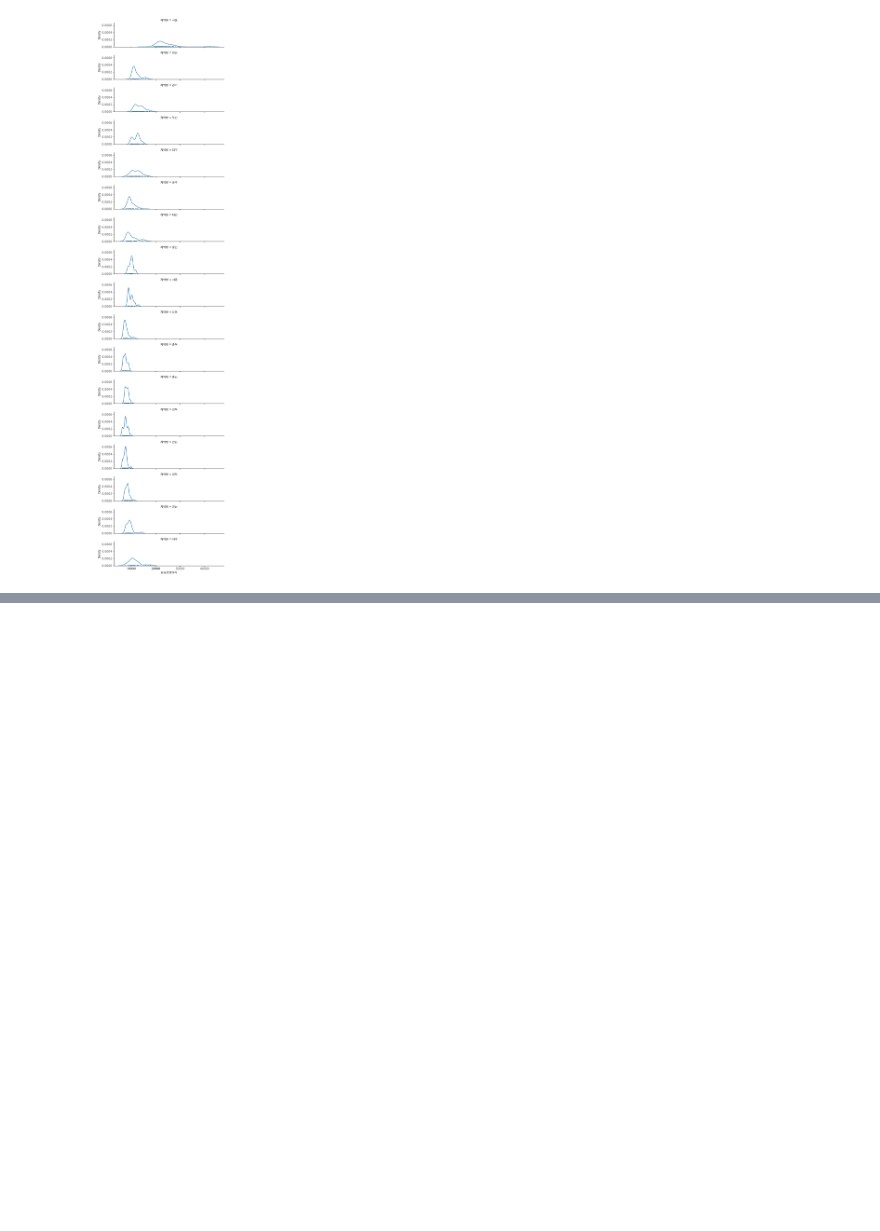
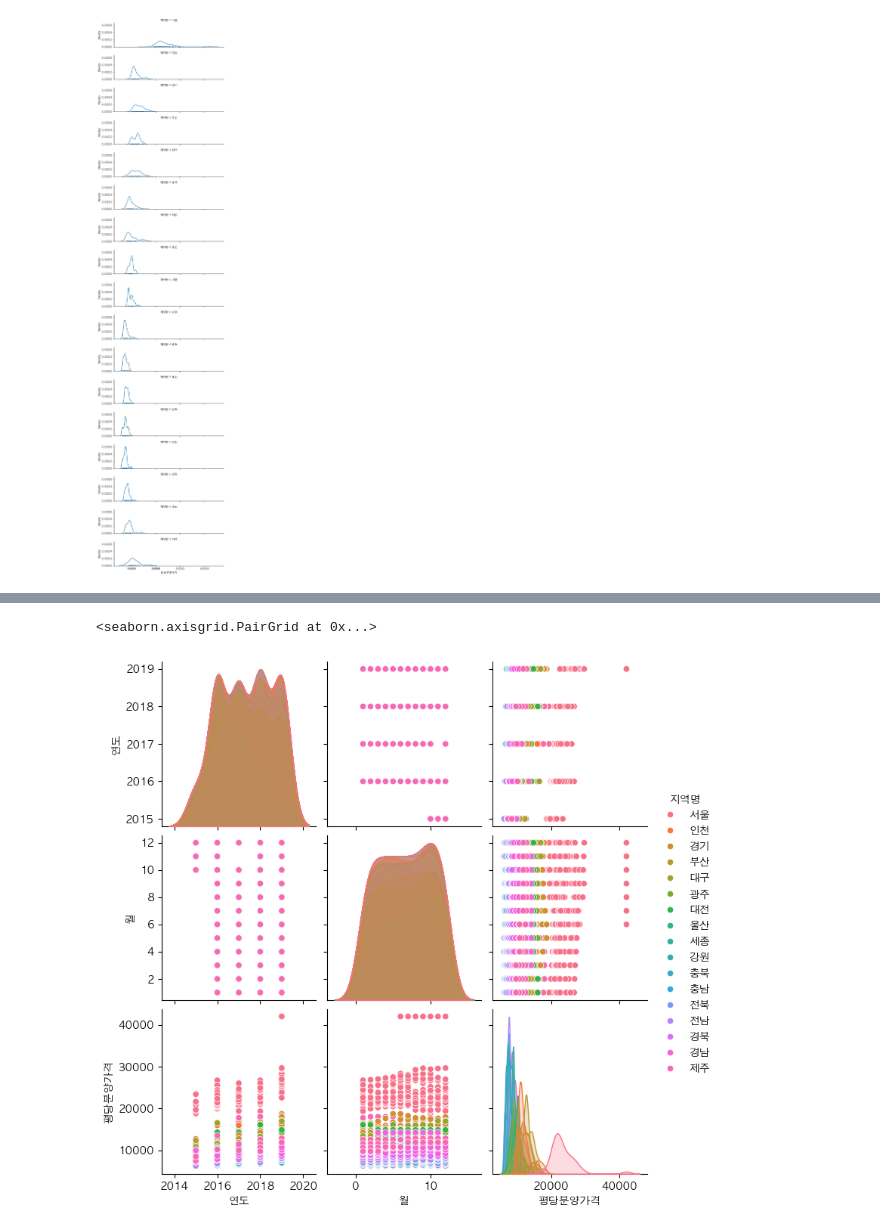
Before and after one commit to SongBeom00/data-analysis, a Jupyter notebook: 00-apt-price.ipynb, the cells around one changed output, grey strips where cells are left out. Saved outputs shown, nothing was run; the diff lists cells and outputs as text; code cells hidden in the pictures; blank space fills up the shorter version.

```diff
--- a/00-apt-price.ipynb
+++ b/00-apt-price.ipynb
@@ -618,0 +639,8 @@ g.map(sns.kdeplot, '평당분양가격')
+# %%
+# pairplot
+df_last_notnull = df_last.loc[df_last['평당분양가격'].notnull(),
+                          ['연도', '월', '평당분양가격', '지역명', '전용면적']]
+sns.pairplot(df_last_notnull, hue='지역명')
+# %% [output]
+<seaborn.axisgrid.PairGrid at 0x...>
+[figure, added]
```
Also changed, not shown: parts of 44 cells of this notebook.
